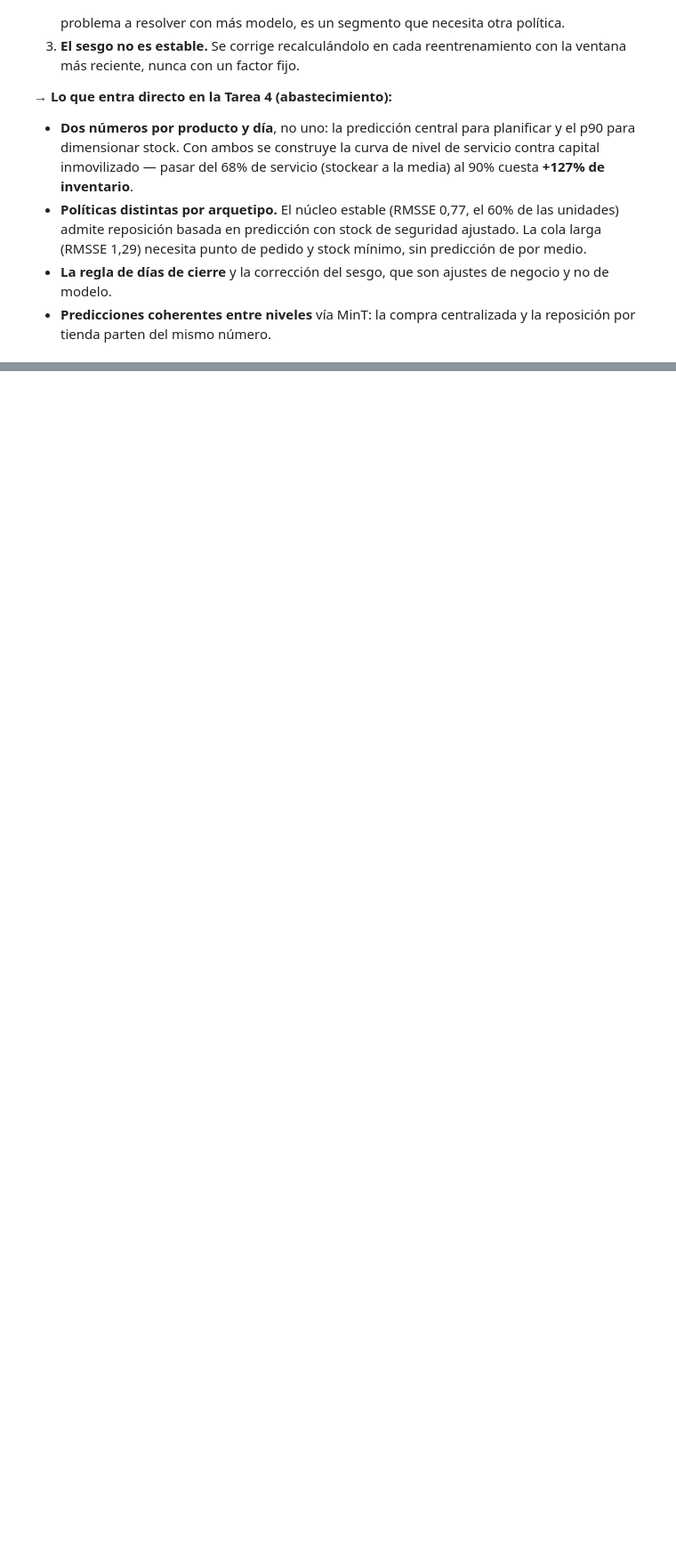
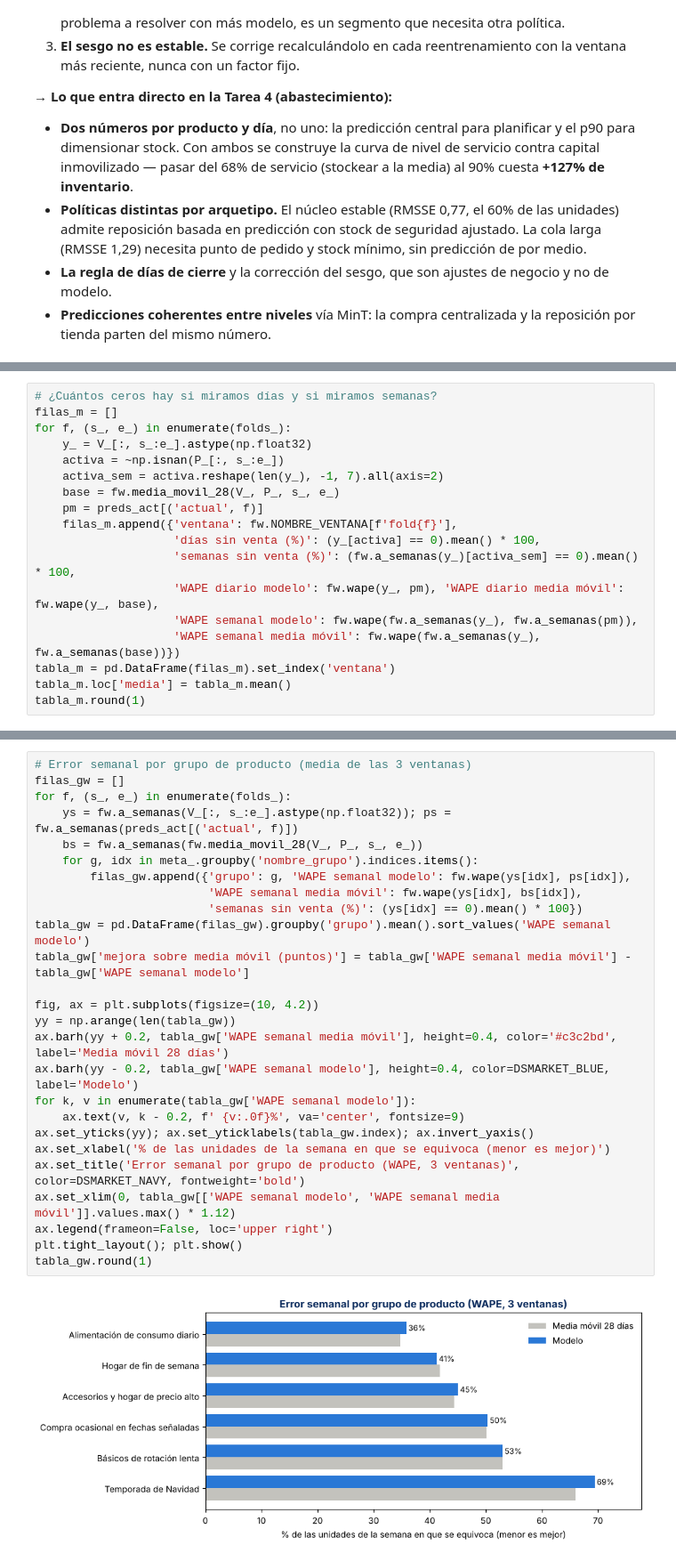
Before and after one commit to JuanCeruso/DSMarket, a Jupyter notebook: 03_Forecasting_DSMarket.ipynb, the cells around one changed output, grey strips where cells are left out. Shown at 89% size. Cells and saved outputs as stored; diff of their text form; blank space fills up the shorter version.

```diff
--- a/03_Forecasting_DSMarket.ipynb
+++ b/03_Forecasting_DSMarket.ipynb
@@ -986,0 +1202,18 @@ predicciones_28dias_p90.csv: (30490, 29) | total 28 días: 2,589,559 unidades
+# %%
+# ¿Cuántos ceros hay si miramos días y si miramos semanas?
+filas_m = []
+for f, (s_, e_) in enumerate(folds_):
+    y_ = V_[:, s_:e_].astype(np.float32)
+    activa = ~np.isnan(P_[:, s_:e_])
+    activa_sem = activa.reshape(len(y_), -1, 7).all(axis=2)
+    base = fw.media_movil_28(V_, P_, s_, e_)
+    pm = preds_act[('actual', f)]
+    filas_m.append({'ventana': fw.NOMBRE_VENTANA[f'fold{f}'],
+                    'días sin venta (%)': (y_[activa] == 0).mean() * 100,
+                    'semanas sin venta (%)': (fw.a_semanas(y_)[activa_sem] == 0).mean() * 100,
+                    'WAPE diario modelo': fw.wape(y_, pm), 'WAPE diario media móvil': fw.wape(y_, base),
+                    'WAPE semanal modelo': fw.wape(fw.a_semanas(y_), fw.a_semanas(pm)),
+                    'WAPE semanal media móvil': fw.wape(fw.a_semanas(y_), fw.a_semanas(base))})
+tabla_m = pd.DataFrame(filas_m).set_index('ventana')
+tabla_m.loc['media'] = tabla_m.mean()
+tabla_m.round(1)
@@ -986,0 +1243,28 @@ predicciones_28dias_p90.csv: (30490, 29) | total 28 días: 2,589,559 unidades
+# %%
+# Error semanal por grupo de producto (media de las 3 ventanas)
+filas_gw = []
+for f, (s_, e_) in enumerate(folds_):
+    ys = fw.a_semanas(V_[:, s_:e_].astype(np.float32)); ps = fw.a_semanas(preds_act[('actual', f)])
+    bs = fw.a_semanas(fw.media_movil_28(V_, P_, s_, e_))
+    for g, idx in meta_.groupby('nombre_grupo').indices.items():
+        filas_gw.append({'grupo': g, 'WAPE semanal modelo': fw.wape(ys[idx], ps[idx]),
+                         'WAPE semanal media móvil': fw.wape(ys[idx], bs[idx]),
+                         'semanas sin venta (%)': (ys[idx] == 0).mean() * 100})
+tabla_gw = pd.DataFrame(filas_gw).groupby('grupo').mean().sort_values('WAPE semanal modelo')
+tabla_gw['mejora sobre media móvil (puntos)'] = tabla_gw['WAPE semanal media móvil'] - tabla_gw['WAPE semanal modelo']
+
+fig, ax = plt.subplots(figsize=(10, 4.2))
+yy = np.arange(len(tabla_gw))
+ax.barh(yy + 0.2, tabla_gw['WAPE semanal media móvil'], height=0.4, color='#c3c2bd', label='Media móvil 28 días')
+ax.barh(yy - 0.2, tabla_gw['WAPE semanal modelo'], height=0.4, color=DSMARKET_BLUE, label='Modelo')
+for k, v in enumerate(tabla_gw['WAPE semanal modelo']):
+    ax.text(v, k - 0.2, f' {v:.0f}%', va='center', fontsize=9)
+ax.set_yticks(yy); ax.set_yticklabels(tabla_gw.index); ax.invert_yaxis()
+ax.set_xlabel('% de las unidades de la semana en que se equivoca (menor es mejor)')
+ax.set_title('Error semanal por grupo de producto (WAPE, 3 ventanas)', color=DSMARKET_NAVY, fontweight='bold')
+ax.set_xlim(0, tabla_gw[['WAPE semanal modelo', 'WAPE semanal media móvil']].values.max() * 1.12)
+ax.legend(frameon=False, loc='upper right')
+plt.tight_layout(); plt.show()
+tabla_gw.round(1)
+# %% [output]
+[figure, added]
```
Also changed, not shown: parts of 30 cells of this notebook, 8 other files.
